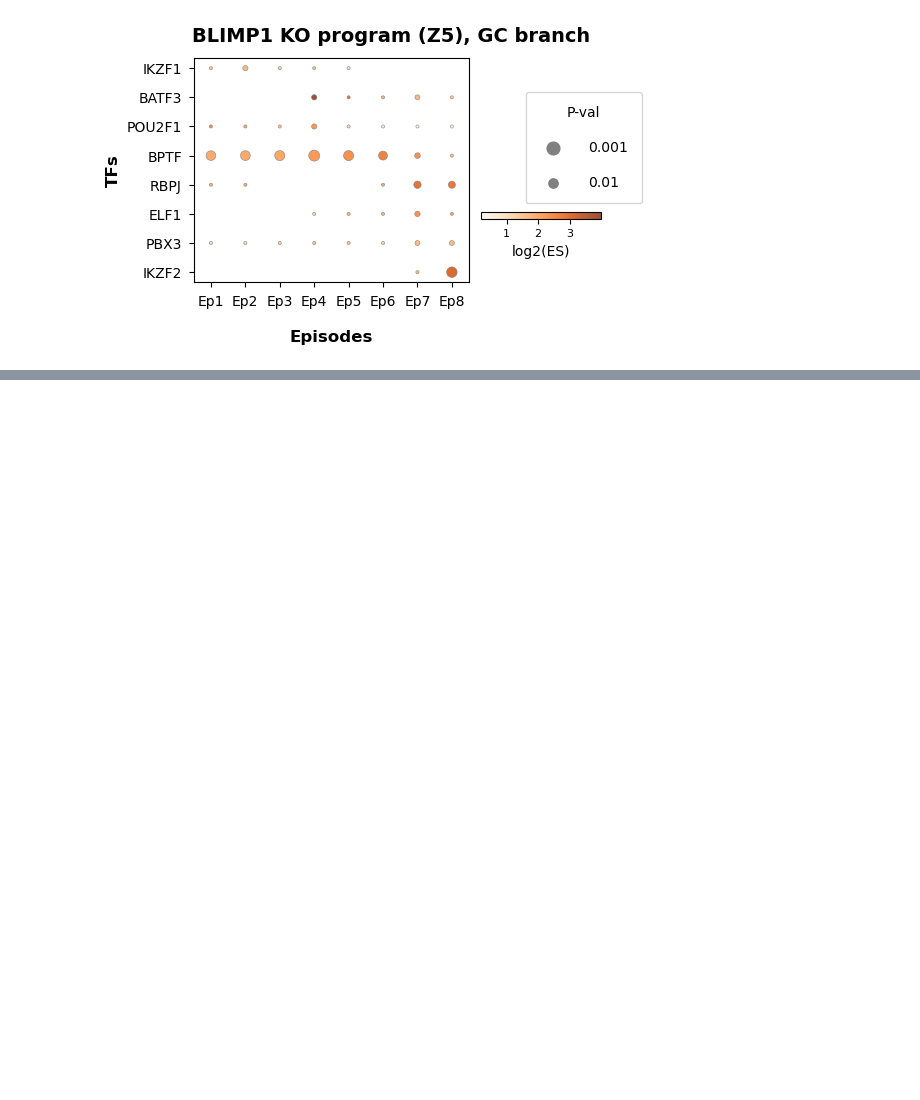
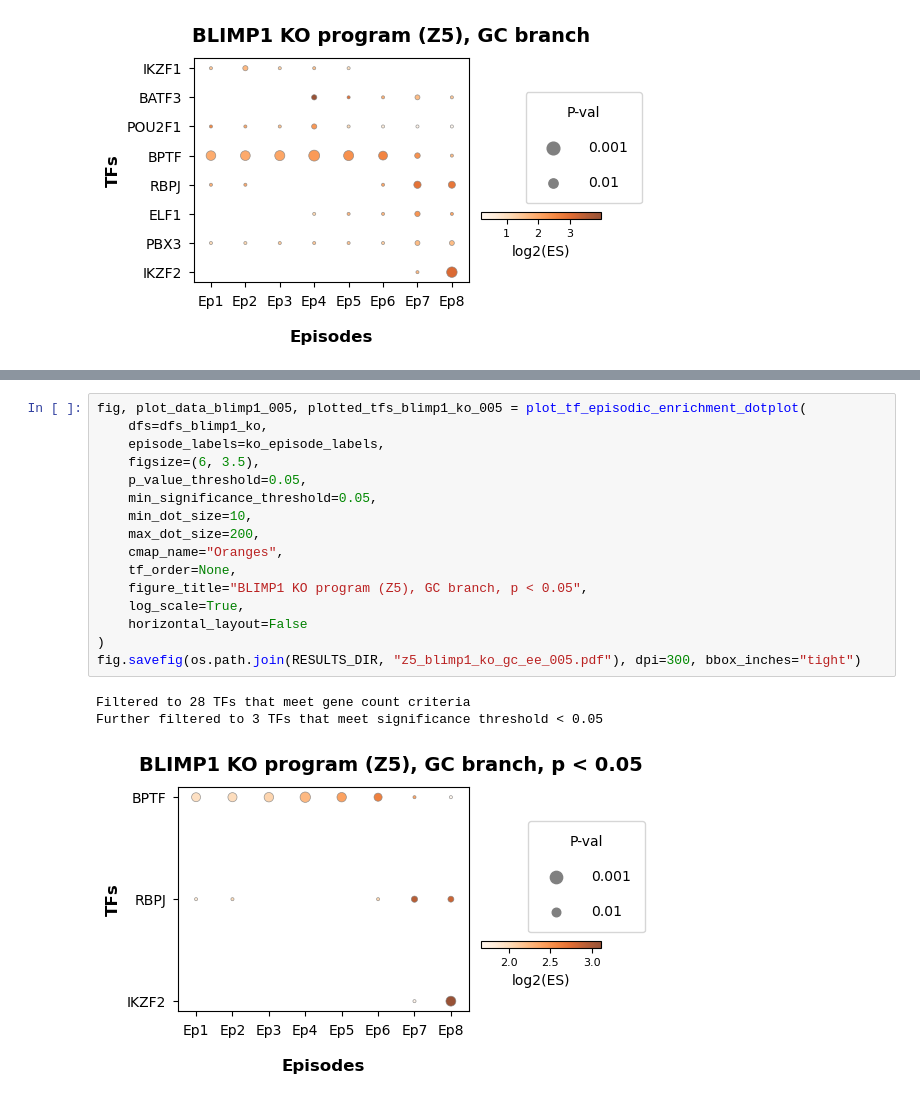
Before and after one commit to sachha-naksha/firefate_notebooks, a Jupyter notebook: temporal/analysis/Fig5_episodic_enrichment.ipynb, the cells around one changed output, grey strips where cells are left out. Drawn from its saved outputs; the diff is of its cells as text; blank space fills up the shorter version.

```diff
--- a/temporal/analysis/Fig5_episodic_enrichment.ipynb
+++ b/temporal/analysis/Fig5_episodic_enrichment.ipynb
@@ -72,0 +117,20 @@ Further filtered to 8 TFs that meet significance threshold < 0.08
+# %%
+fig, plot_data_blimp1_005, plotted_tfs_blimp1_ko_005 = plot_tf_episodic_enrichment_dotplot(
+    dfs=dfs_blimp1_ko,
+    episode_labels=ko_episode_labels,
+    figsize=(6, 3.5),
+    p_value_threshold=0.05,
+    min_significance_threshold=0.05,
+    min_dot_size=10,
+    max_dot_size=200,
+    cmap_name="Oranges",
+    tf_order=None,
+    figure_title="BLIMP1 KO program (Z5), GC branch, p < 0.05",
+    log_scale=True,
+    horizontal_layout=False
+)
+fig.savefig(os.path.join(RESULTS_DIR, "z5_blimp1_ko_gc_ee_005.pdf"), dpi=300, bbox_inches="tight")
+# %% [output]
+Filtered to 28 TFs that meet gene count criteria
+Further filtered to 3 TFs that meet significance threshold < 0.05
+[figure, added]
```
Also changed, not shown: parts of 9 cells of this notebook, 3 other files.
